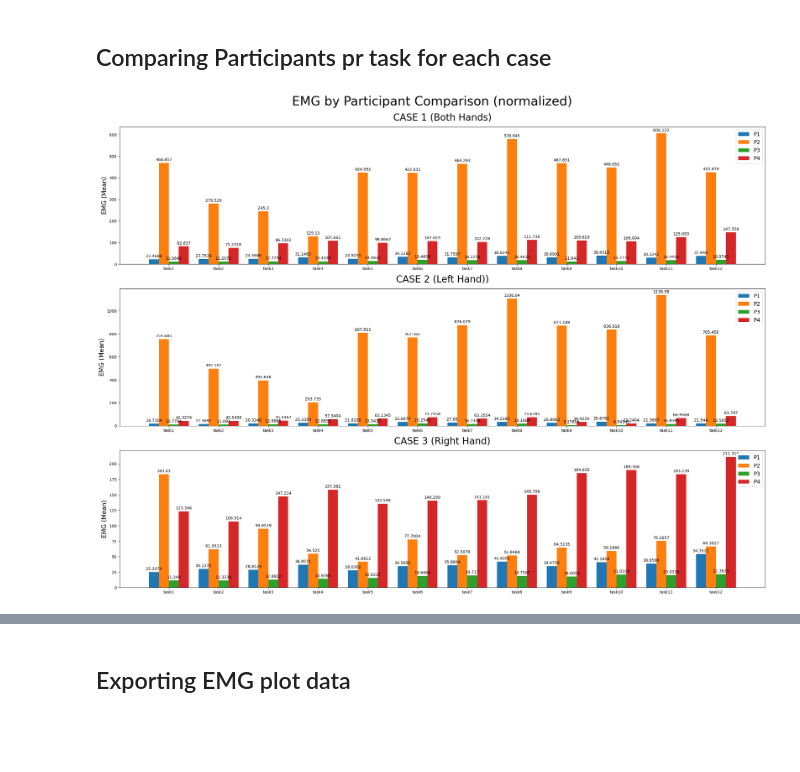
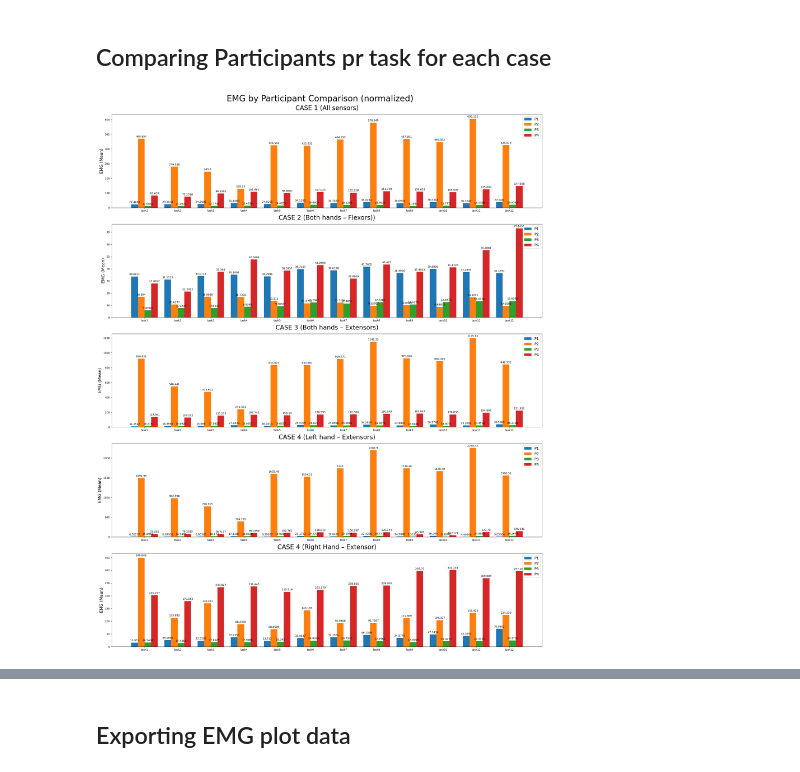
Before and after one commit to wnetzel/Pilot-Study, a Jupyter notebook: Notebooks/EMG.ipynb, the cells around one changed output, grey strips where cells are left out. Saved outputs shown, nothing was run; the diff lists cells and outputs as text; code cells hidden in the pictures; blank space fills up the shorter version.

Commit message:
EMG (add cases + comparisons)

```diff
--- a/Notebooks/EMG.ipynb
+++ b/Notebooks/EMG.ipynb
@@ -294,10 +350,10 @@ for prt in dataframes:
 # %%
 # Printing the mean of each sensor of each task pr participant
-print('\nCASE 1')
+print('\nCASE 1\t(Both hands – Both sensors)')
 for prt in emg_cases['case1']:
     # Participant
     print(f'\n{prt}\t{"": <3}Mean{"": <5}\tStd\n')
-    for tsk in emg_cases['case1'][prt]:
+    for tsk in emg_cases['case4'][prt]:
         # The mean rounded to 5 decimals
         print(tsk, f'\t{"": <3}{emg_cases["case1"][prt][tsk][tsk+"_mean"]:.5}{"": <3}\t{emg_cases["case1"][prt][tsk][tsk+"_std"]:.5}')
     print('\n')
@@ -780,7 +1185,7 @@ plt.show()
 x = np.arange(len(labels))  # the label locations
 width = 0.4  # the width of the bars
 
-fig, axs = plt.subplots(3,1,figsize=(24,18), sharey=False)
+fig, axs = plt.subplots(5,1,figsize=(24,30), sharey=False)
 rects1 = axs[0].bar(x - width/2, emg_case1_plot[0], width/2, label='P1')
 rects2 = axs[0].bar(x, emg_case1_plot[1], width/2, label='P2')
 rects3 = axs[0].bar(x + width/2, emg_case1_plot[2], width/2, label='P3')
@@ -796,44 +1201,74 @@ rects10 = axs[2].bar(x, emg_case3_plot[1], width/2, label='P2')
 rects11 = axs[2].bar(x + width/2, emg_case3_plot[2], width/2, label='P3')
 rects12 = axs[2].bar(x + width, emg_case3_plot[3], width/2, label='P4')
 
+rects13 = axs[3].bar(x - width/2, emg_case4_plot[0], width/2, label='P1')
+rects14 = axs[3].bar(x, emg_case4_plot[1], width/2, label='P2')
+rects15 = axs[3].bar(x + width/2, emg_case4_plot[2], width/2, label='P3')
+rects16 = axs[3].bar(x + width, emg_case4_plot[3], width/2, label='P4')
+
+rects17 = axs[4].bar(x - width/2, emg_case5_plot[0], width/2, label='P1')
+rects18 = axs[4].bar(x, emg_case5_plot[1], width/2, label='P2')
+rects19 = axs[4].bar(x + width/2, emg_case5_plot[2], width/2, label='P3')
+rects20 = axs[4].bar(x + width, emg_case5_plot[3], width/2, label='P4')
+
 # Add text for labels, title and custom x-axis tick labels, etc.
 fig.suptitle('EMG by Participant Comparison (normalized)', y=0.994, fontsize=32)
 
 axs[0].set_ylabel('EMG (Mean)', fontsize=16)
-axs[0].set_title('CASE 1 (Both Hands)', pad=16, fontsize=24)
+axs[0].set_title('CASE 1 (All sensors)', pad=16, fontsize=24)
 axs[0].set_xticks(x+0.1, labels)
 axs[0].legend(fontsize=14)
 
 axs[1].set_ylabel('EMG (Mean)', fontsize=16)
-axs[1].set_title('CASE 2 (Left Hand))', pad=16, fontsize=24)
+axs[1].set_title('CASE 2 (Both hands – Flexors))', pad=16, fontsize=24)
 axs[1].set_xticks(x+0.1, labels)
 axs[1].legend(fontsize=14)
 
 axs[2].set_ylabel('EMG (Mean)', fontsize=16)
-axs[2].set_title('CASE 3 (Right Hand)', pad=16, fontsize=24)
+axs[2].set_title('CASE 3 (Both hands – Extensors)', pad=16, fontsize=24)
 axs[2].set_xticks(x+0.1, labels)
 axs[2].legend(fontsize=14)
+
+axs[3].set_ylabel('EMG (Mean)', fontsize=16)
+axs[3].set_title('CASE 4 (Left hand – Extensors)', pad=16, fontsize=24)
+axs[3].set_xticks(x+0.1, labels)
+axs[3].legend(fontsize=14)
+
+axs[4].set_ylabel('EMG (Mean)', fontsize=16)
+axs[4].set_title('CASE 4 (Right Hand – Extensor)', pad=16, fontsize=24)
+axs[4].set_xticks(x+0.1, labels)
+axs[4].legend(fontsize=14)
 
 # Adding bar labels (mean)
 axs[0].bar_label(rects1, padding=3)
 axs[0].bar_label(rects2, padding=3)
 axs[0].bar_label(rects3, padding=3)
 axs[0].bar_label(rects4, padding=3)
 
 axs[1].bar_label(rects5, padding=3)
 axs[1].bar_label(rects6, padding=3)
 axs[1].bar_label(rects7, padding=3)
 axs[1].bar_label(rects8, padding=3)
 
 axs[2].bar_label(rects9, padding=3)
 axs[2].bar_label(rects10, padding=3)
 axs[2].bar_label(rects11, padding=3)
 axs[2].bar_label(rects12, padding=3)
 
+axs[3].bar_label(rects13, padding=3)
+axs[3].bar_label(rects14, padding=3)
+axs[3].bar_label(rects15, padding=3)
+axs[3].bar_label(rects16, padding=3)
+
+axs[4].bar_label(rects17, padding=3)
+axs[4].bar_label(rects18, padding=3)
+axs[4].bar_label(rects19, padding=3)
+axs[4].bar_label(rects20, padding=3)
+
 # Tightening, plotting and saving
 fig.tight_layout()
 plt.savefig('./plots/emg_participant_comparison_bar_norm.pdf')
 plt.show()
 # %% [output]
-[figure, old version]
+[figure, new version]
 # %%
```
Also changed, not shown: parts of 41 cells of this notebook, 21 other files.
